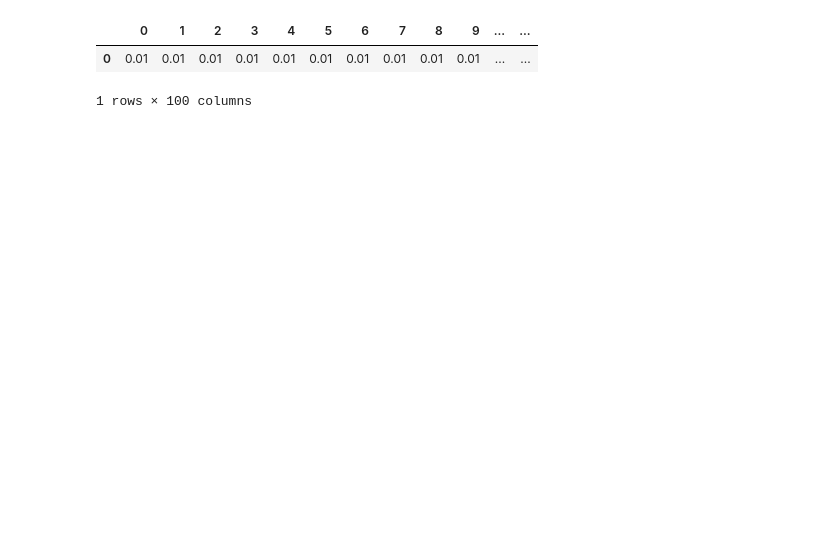
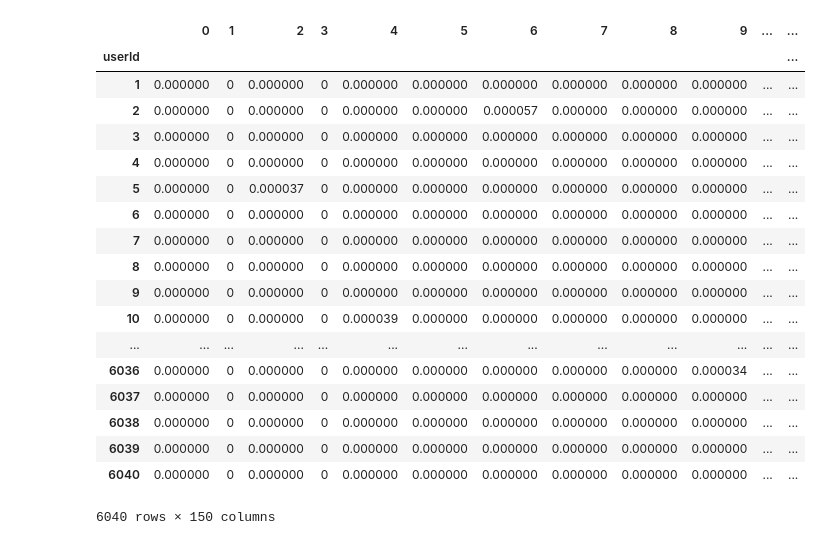
Before and after one commit to DylanV/lda, a Jupyter notebook: notebooks/Corpus creation.ipynb, the cells around one changed output. Cells and saved outputs as stored; diff of their text form; code cells hidden in the pictures; blank space fills up the shorter version.

```diff
--- a/notebooks/Corpus creation.ipynb
+++ b/notebooks/Corpus creation.ipynb
@@ -120,18 +120,36 @@ fo.write(neg_docs)
 fo.close()
 # %%
-path = os.path.join(os.getcwd(), "..", "param", "rating", "gamma.dat")
-gamma = pd.read_table(path, sep=" ", skiprows=1, header = None)
+path = os.path.join(os.getcwd(), "..", "param", "rating", "theta.dat")
+gamma = pd.read_table(path, sep=" ", header = None)
 
-path = os.path.join(os.getcwd(), "..", "param", "rating", "beta.dat")
+path = os.path.join(os.getcwd(), "..", "param", "rating", "phi.dat")
 beta = pd.read_table(path, sep=" ", header = None)
 
 path = os.path.join(os.getcwd(), "..", "param", "rating", "alpha.dat")
 alpha = pd.read_table(path, sep=" ", header = None)
-# %%
-alpha
-# %% [output]
-|  | 0 | 1 | 2 | 3 | 4 | 5 | 6 | 7 | 8 | 9 | ... | ... |
-| 0 | 0.01 | 0.01 | 0.01 | 0.01 | 0.01 | 0.01 | 0.01 | 0.01 | 0.01 | 0.01 | ... | ... |
-1 rows × 100 columns
+# %%
+gamma = pd.DataFrame(gamma.replace(gamma[0][0], 0).values, index = ratings.index)
+# %%
+gamma
+# %% [output]
+|  | 0 | 1 | 2 | 3 | 4 | 5 | 6 | 7 | 8 | 9 | ... | ... |
+| userId |  |  |  |  |  |  |  |  |  |  |  | ... |
+| 1 | 0.000000 | 0 | 0.000000 | 0 | 0.000000 | 0.000000 | 0.000000 | 0.000000 | 0.000000 | 0.000000 | ... | ... |
+| 2 | 0.000000 | 0 | 0.000000 | 0 | 0.000000 | 0.000000 | 0.000057 | 0.000000 | 0.000000 | 0.000000 | ... | ... |
+| 3 | 0.000000 | 0 | 0.000000 | 0 | 0.000000 | 0.000000 | 0.000000 | 0.000000 | 0.000000 | 0.000000 | ... | ... |
+| 4 | 0.000000 | 0 | 0.000000 | 0 | 0.000000 | 0.000000 | 0.000000 | 0.000000 | 0.000000 | 0.000000 | ... | ... |
+| 5 | 0.000000 | 0 | 0.000037 | 0 | 0.000000 | 0.000000 | 0.000000 | 0.000000 | 0.000000 | 0.000000 | ... | ... |
+| 6 | 0.000000 | 0 | 0.000000 | 0 | 0.000000 | 0.000000 | 0.000000 | 0.000000 | 0.000000 | 0.000000 | ... | ... |
+| 7 | 0.000000 | 0 | 0.000000 | 0 | 0.000000 | 0.000000 | 0.000000 | 0.000000 | 0.000000 | 0.000000 | ... | ... |
+| 8 | 0.000000 | 0 | 0.000000 | 0 | 0.000000 | 0.000000 | 0.000000 | 0.000000 | 0.000000 | 0.000000 | ... | ... |
+| 9 | 0.000000 | 0 | 0.000000 | 0 | 0.000000 | 0.000000 | 0.000000 | 0.000000 | 0.000000 | 0.000000 | ... | ... |
+| 10 | 0.000000 | 0 | 0.000000 | 0 | 0.000039 | 0.000000 | 0.000000 | 0.000000 | 0.000000 | 0.000000 | ... | ... |
+| ... | ... | ... | ... | ... | ... | ... | ... | ... | ... | ... | ... | ... |
+| 6036 | 0.000000 | 0 | 0.000000 | 0 | 0.000000 | 0.000000 | 0.000000 | 0.000000 | 0.000000 | 0.000034 | ... | ... |
+| 6037 | 0.000000 | 0 | 0.000000 | 0 | 0.000000 | 0.000000 | 0.000000 | 0.000000 | 0.000000 | 0.000000 | ... | ... |
+| 6038 | 0.000000 | 0 | 0.000000 | 0 | 0.000000 | 0.000000 | 0.000000 | 0.000000 | 0.000000 | 0.000000 | ... | ... |
+| 6039 | 0.000000 | 0 | 0.000000 | 0 | 0.000000 | 0.000000 | 0.000000 | 0.000000 | 0.000000 | 0.000000 | ... | ... |
+| 6040 | 0.000000 | 0 | 0.000000 | 0 | 0.000000 | 0.000000 | 0.000000 | 0.000000 | 0.000000 | 0.000000 | ... | ... |
+6040 rows × 150 columns
 # %%
 adj_ratings = ratings.subtract(user_means['mean'], 0).divide(user_offsets, 0).fillna(value=0)
```
Also changed, not shown: parts of 7 cells of this notebook, 5 other files.
